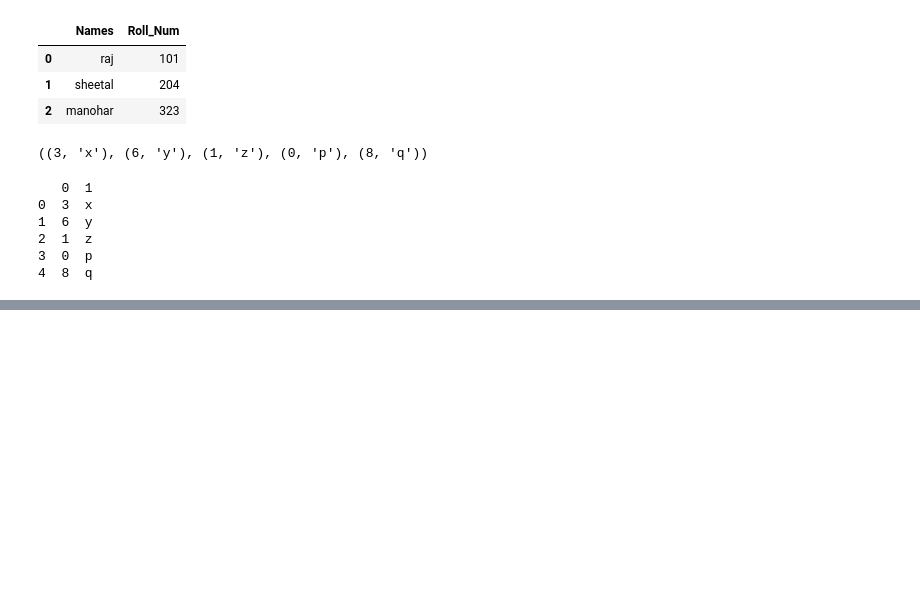
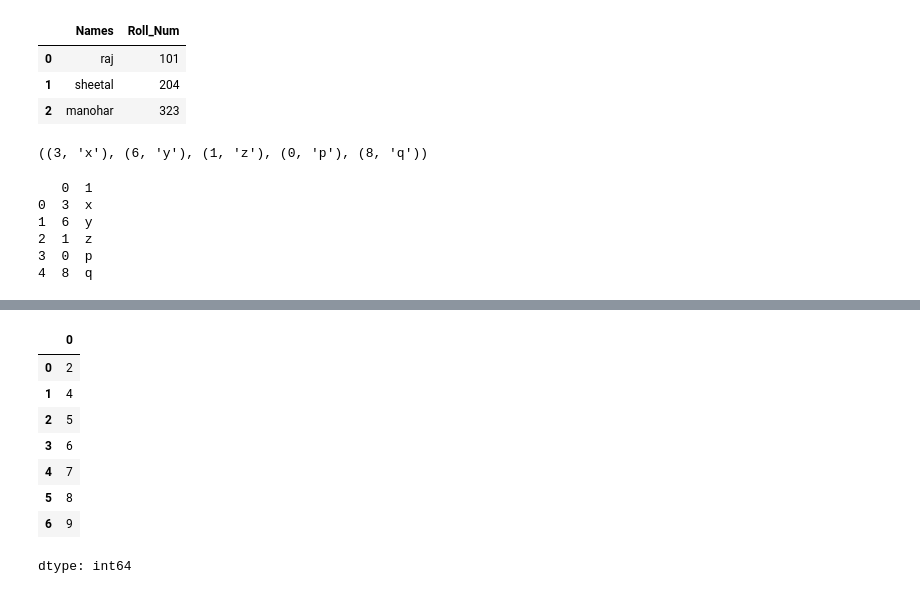
Before and after one commit to gurudattamanpreet/Practice, a Jupyter notebook: Shiv_Concept_Class.ipynb, the cells around one changed output, grey strips where cells are left out. Cells and saved outputs as stored; diff of their text form; code cells hidden in the pictures; blank space fills up the shorter version.

```diff
--- a/Shiv_Concept_Class.ipynb
+++ b/Shiv_Concept_Class.ipynb
@@ -542,0 +549,3 @@ print(ds)
+# %%
+sw=pd.Series([2,4,5,6,7,8,9])
+print(sw)
@@ -542,0 +570,12 @@ print(ds)
+# %%
+sw[:]
+# %% [output]
+|  | 0 |
+| 0 | 2 |
+| 1 | 4 |
+| 2 | 5 |
+| 3 | 6 |
+| 4 | 7 |
+| 5 | 8 |
+| 6 | 9 |
+dtype: int64
```
Also changed, not shown: parts of 9 cells of this notebook.
